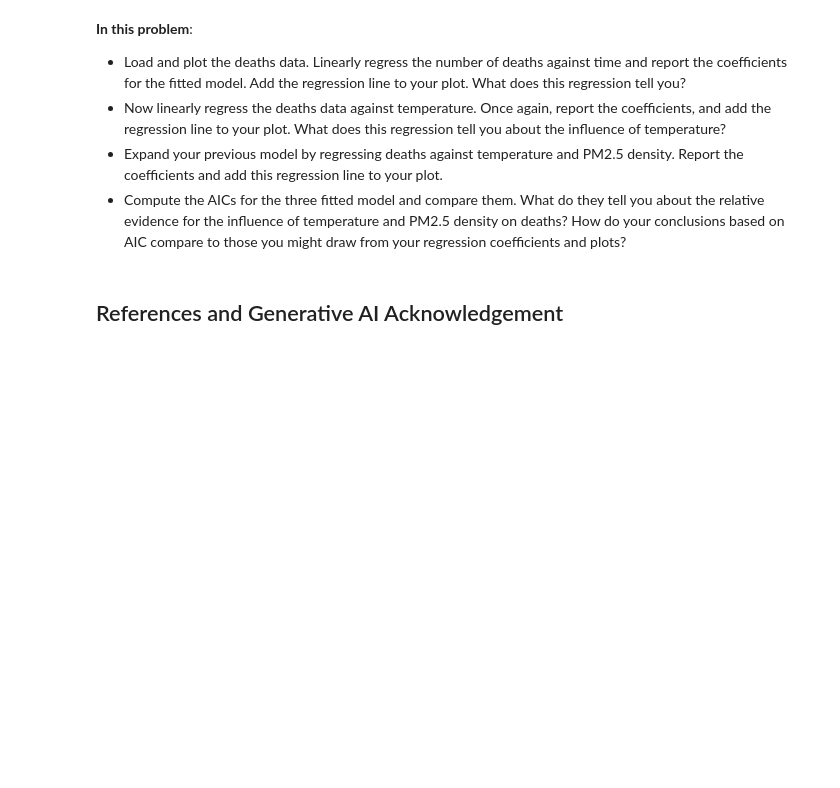
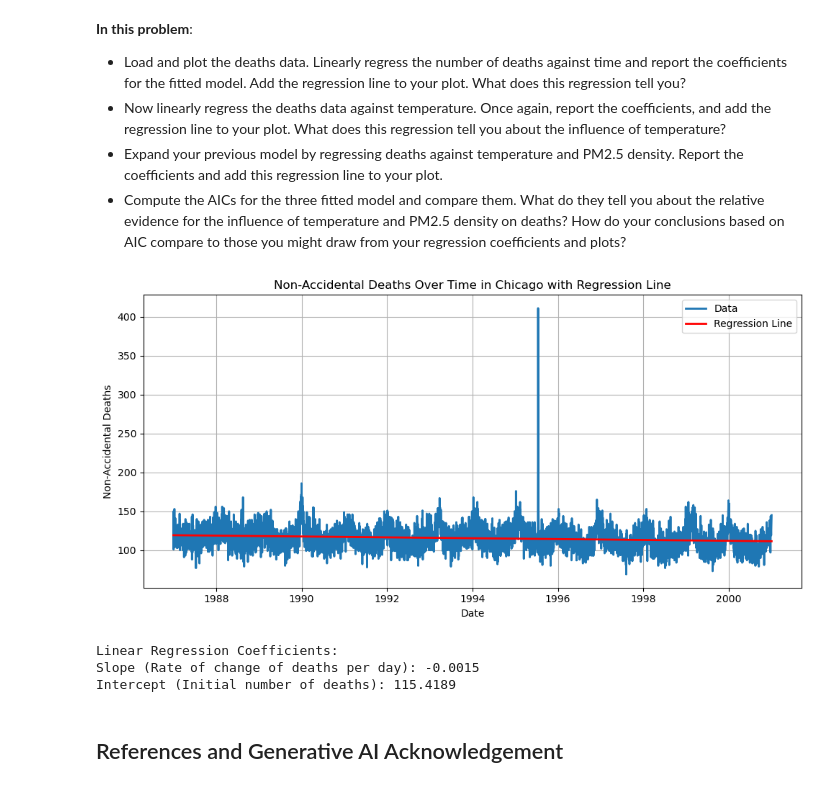
Before and after one commit to BEE4850-SP25/hw05-christinemswanson, a Jupyter notebook: hw05.ipynb, the cells around one changed output. Drawn from its saved outputs; the diff is of its cells as text; code cells hidden in the pictures; blank space fills up the shorter version.

```diff
--- a/hw05.ipynb
+++ b/hw05.ipynb
@@ -546,6 +547,46 @@ plt.show()
     temperature and PM2.5 density on deaths? How do your conclusions
     based on AIC compare to those you might draw from your regression
     coefficients and plots?
+# %%
+# COME BACK AND DROP MISSING DATA BEFORE FITTING THE LINEAR REGRESSION
+# deaths data is plotted above
+# linearly regress the number of deaths against time and report fitted regression coefficients
+# Perform linear regression (death vs. time)
+X = np.array((chicago_dat['time'])).reshape(-1, 1)  # time as independent variable
+y = np.array(chicago_dat['death'])  # deaths as dependent variable
+
+# Fit the linear model
+model = LinearRegression()
+model.fit(X, y)
+
+# Get the regression coefficients
+slope = model.coef_[0]
+intercept = model.intercept_
+
+# Generate the regression line
+y_pred = model.predict(X)
+# %%
+# Plot the data and the regression line
+plt.figure(figsize=(10, 5))
+plt.plot(chicago_dat['Date'], chicago_dat['death'], label="Data", linewidth=2)
+plt.plot(chicago_dat['Date'], y_pred, color='red', label="Regression Line", linewidth=2)
+plt.xlabel("Date")
+plt.ylabel("Non-Accidental Deaths")
+plt.title("Non-Accidental Deaths Over Time in Chicago with Regression Line")
+plt.legend()
+plt.grid(True)
+plt.tight_layout()
+plt.show()
+
+# Print the regression coefficients
+print(f"Linear Regression Coefficients:")
+print(f"Slope (Rate of change of deaths per day): {slope:.4f}")
+print(f"Intercept (Initial number of deaths): {intercept:.4f}")
+# %% [output]
+[figure, added]
+Linear Regression Coefficients:
+Slope (Rate of change of deaths per day): -0.0015
+Intercept (Initial number of deaths): 115.4189
 # %% [markdown]
 ## References and Generative AI Acknowledgement
 # %% [markdown]
```
Also changed, not shown: parts of 4 cells of this notebook.
